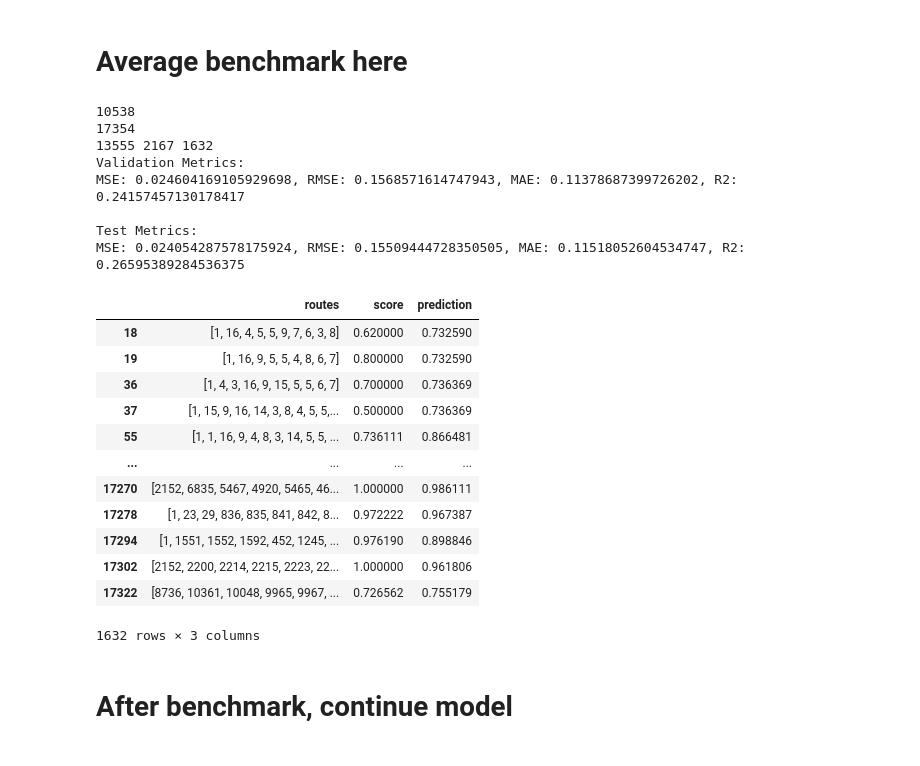
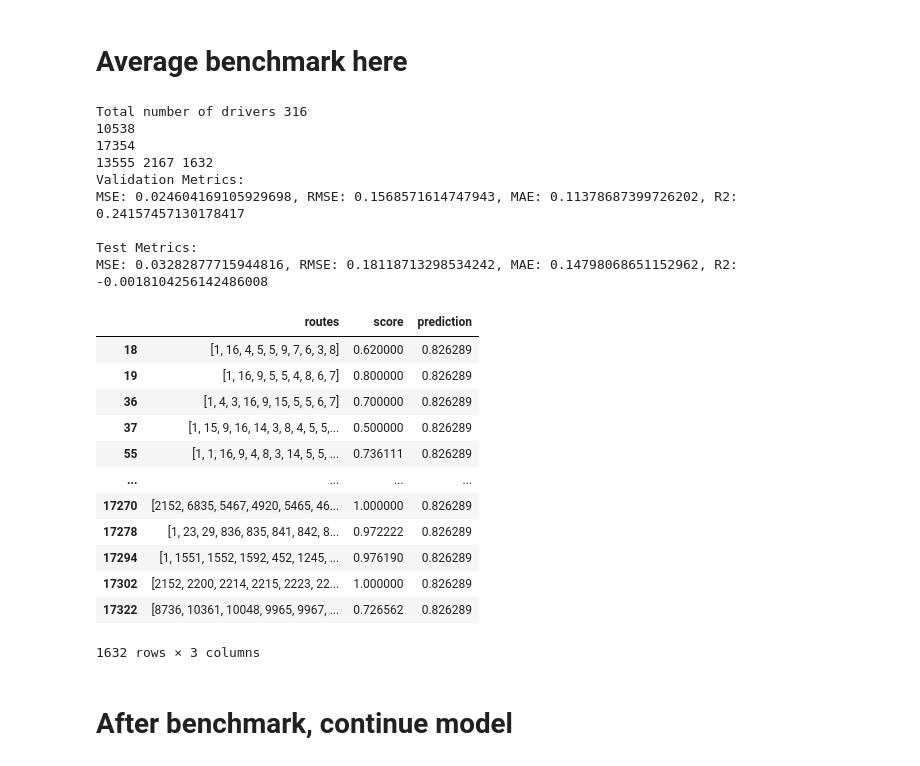
Before and after one commit to anna1904/RouteClassification, a Jupyter notebook: score_prediction-larger.ipynb, the cells around one changed output. Drawn from its saved outputs; the diff is of its cells as text; code cells hidden in the pictures.

```diff
--- a/score_prediction-larger.ipynb
+++ b/score_prediction-larger.ipynb
@@ -531,6 +533,8 @@ final_routes = final_routes.drop('tie_breaker', axis=1)
 final_routes['score_cumulative_avg'] = final_routes.groupby(['driver_id_sorted', 'day_of_week'])['score'].transform(
         lambda x: x.expanding().mean()
     )
+final_routes['score_avg_total'] = final_routes['score'].expanding().mean()
+
 final_routes['score_cumulative_driver'] = final_routes.groupby(['driver_id_sorted'])['score'].transform(
         lambda x: x.expanding().mean()
     )
@@ -588,6 +592,20 @@ def calculate_metrics(y_true, y_pred):
 
 final_routes_split = final_routes.groupby(['driver_id_sorted', 'day_of_week']).apply(split_group).reset_index(drop=True)
 
+drivers_dic = {}
+k = 1
+for driver in final_routes_split['driver_id']:
+    if driver not in drivers_dic:
+        drivers_dic[driver] = k
+        k += 1
+print('Total number of drivers', len(drivers_dic))
+total_drivers = len(drivers_dic)
+encoding_drivers = []
+for driver in final_routes_split['driver_id']:
+    encoding_drivers.append(drivers_dic[driver])
+#
+final_routes_split['driver_id_sorted'] = encoding_drivers
+
 locations_dic = {}
 location_count = {}
 k = 1
@@ -623,47 +641,52 @@ print(len(train_df), len(val_df), len(test_df))
 combined_df = pd.concat([train_df, val_df, test_df], axis=0)
 combined_df = combined_df.reset_index(drop=True)
 
 val_y_true = val_df['score']
 average_scores_dict = train_df.groupby(['driver_id_sorted', 'day_of_week'])['score_cumulative_avg'].last().to_dict()
-average_scores_dict_driver = train_df.groupby(['driver_id_sorted'])['score_cumulative_driver'].last().to_dict()
+total_avg = train_df['score_avg_total'].iloc[-1]
 val_y_pred = get_predictions(val_df, average_scores_dict)
 val_mse, val_rmse, val_mae, val_r2 = calculate_metrics(val_y_true, val_y_pred)
 
 
 # Calculate metrics for test set
 test_y_true = test_df['score']
 test_y_pred = get_predictions(test_df, average_scores_dict)
 test_mse, test_rmse, test_mae, test_r2 = calculate_metrics(test_y_true, test_y_pred)
 
+#Global HA
+test_mse, test_rmse, test_mae, test_r2 = calculate_metrics(test_y_true, [total_avg] * len(test_y_true))
+
 test_df_group_HA = test_df.copy()
-test_df_group_HA['prediction'] = test_y_pred
+# test_df_group_HA['prediction'] = test_y_pred
+test_df_group_HA['prediction'] = [total_avg] * len(test_y_true)
 # Print results
 print("Validation Metrics:")
 print(f"MSE: {val_mse}, RMSE: {val_rmse}, MAE: {val_mae}, R2: {val_r2}")
 print("\nTest Metrics:")
 print(f"MSE: {test_mse}, RMSE: {test_rmse}, MAE: {test_mae}, R2: {test_r2}")
 test_df_group_HA[['routes', 'score', 'prediction']]
 # %% [output]
+Total number of drivers 316
 10538
 17354
 13555 2167 1632
 Validation Metrics:
 MSE: 0.024604169105929698, RMSE: 0.1568571614747943, MAE: 0.11378687399726202, R2: 0.24157457130178417
 
 Test Metrics:
-MSE: 0.024054287578175924, RMSE: 0.15509444728350505, MAE: 0.11518052604534747, R2: 0.26595389284536375
+MSE: 0.03282877715944816, RMSE: 0.18118713298534242, MAE: 0.14798068651152962, R2: -0.0018104256142486008
 |  | routes | score | prediction |
-| 18 | [1, 16, 4, 5, 5, 9, 7, 6, 3, 8] | 0.620000 | 0.732590 |
-| 19 | [1, 16, 9, 5, 5, 4, 8, 6, 7] | 0.800000 | 0.732590 |
-| 36 | [1, 4, 3, 16, 9, 15, 5, 5, 6, 7] | 0.700000 | 0.736369 |
-| 37 | [1, 15, 9, 16, 14, 3, 8, 4, 5, 5,... | 0.500000 | 0.736369 |
-| 55 | [1, 1, 16, 9, 4, 8, 3, 14, 5, 5, ... | 0.736111 | 0.866481 |
+| 18 | [1, 16, 4, 5, 5, 9, 7, 6, 3, 8] | 0.620000 | 0.826289 |
+| 19 | [1, 16, 9, 5, 5, 4, 8, 6, 7] | 0.800000 | 0.826289 |
+| 36 | [1, 4, 3, 16, 9, 15, 5, 5, 6, 7] | 0.700000 | 0.826289 |
+| 37 | [1, 15, 9, 16, 14, 3, 8, 4, 5, 5,... | 0.500000 | 0.826289 |
+| 55 | [1, 1, 16, 9, 4, 8, 3, 14, 5, 5, ... | 0.736111 | 0.826289 |
 | ... | ... | ... | ... |
-| 17270 | [2152, 6835, 5467, 4920, 5465, 46... | 1.000000 | 0.986111 |
-| 17278 | [1, 23, 29, 836, 835, 841, 842, 8... | 0.972222 | 0.967387 |
-| 17294 | [1, 1551, 1552, 1592, 452, 1245, ... | 0.976190 | 0.898846 |
-| 17302 | [2152, 2200, 2214, 2215, 2223, 22... | 1.000000 | 0.961806 |
-| 17322 | [8736, 10361, 10048, 9965, 9967, ... | 0.726562 | 0.755179 |
+| 17270 | [2152, 6835, 5467, 4920, 5465, 46... | 1.000000 | 0.826289 |
+| 17278 | [1, 23, 29, 836, 835, 841, 842, 8... | 0.972222 | 0.826289 |
+| 17294 | [1, 1551, 1552, 1592, 452, 1245, ... | 0.976190 | 0.826289 |
+| 17302 | [2152, 2200, 2214, 2215, 2223, 22... | 1.000000 | 0.826289 |
+| 17322 | [8736, 10361, 10048, 9965, 9967, ... | 0.726562 | 0.826289 |
 1632 rows × 3 columns
 # %%
 def plot_prediction_score_difference(df, model_name):
```
Also changed, not shown: parts of 11 cells of this notebook, 4 other files.
